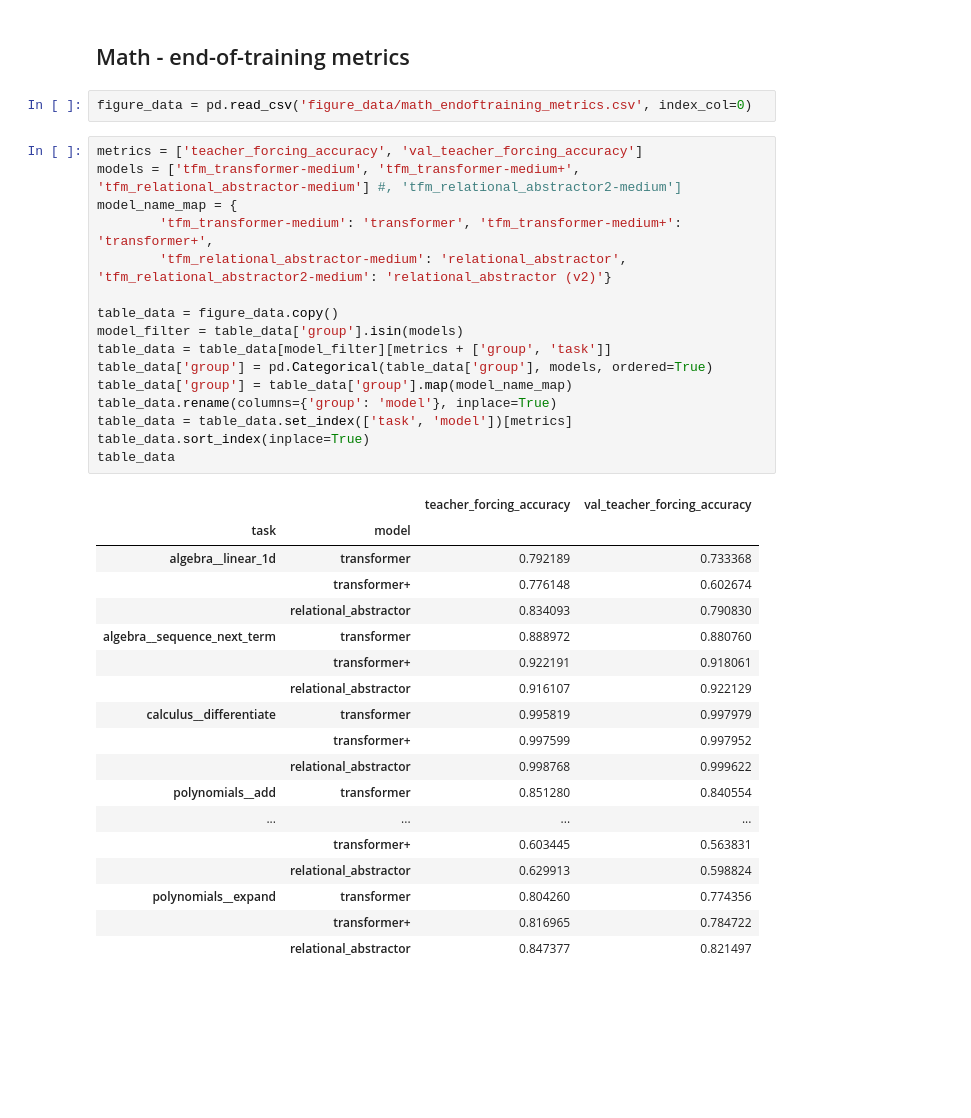
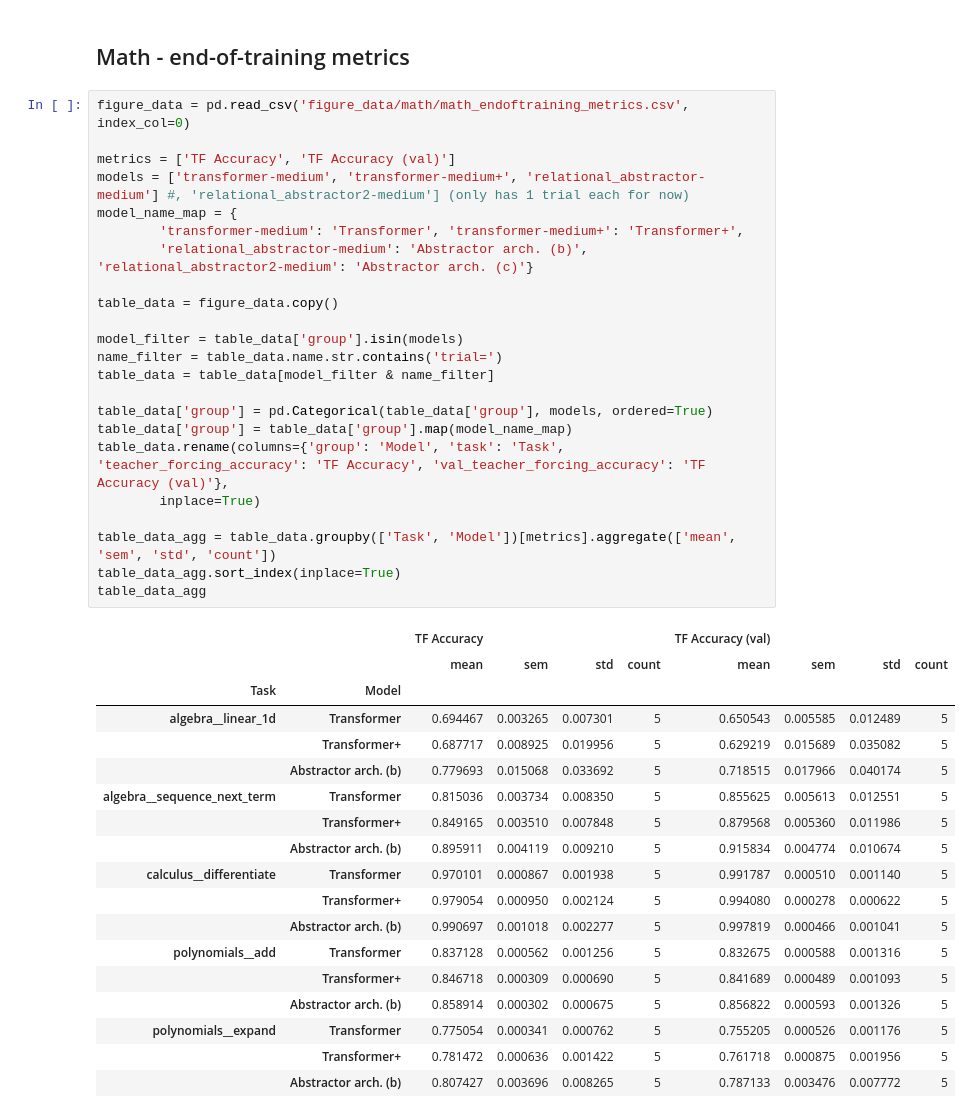
Before and after one commit to jdlafferty/relational, a Jupyter notebook: paper/paper_figures/create_figures.ipynb, the cells around one changed output. Drawn from its saved outputs; the diff is of its cells as text; blank space fills up the shorter version.

```diff
--- a/paper/paper_figures/create_figures.ipynb
+++ b/paper/paper_figures/create_figures.ipynb
@@ -328,43 +328,48 @@ plot_symbolic_comparison(train_sizes, accs, symbolic_train_sizes, symbolic_accs)
 [figure]
 # %% [markdown]
 ## Math - end-of-training metrics
-# %%
-figure_data = pd.read_csv('figure_data/math_endoftraining_metrics.csv', index_col=0)
 # %%
-metrics = ['teacher_forcing_accuracy', 'val_teacher_forcing_accuracy']
-models = ['tfm_transformer-medium', 'tfm_transformer-medium+', 'tfm_relational_abstractor-medium'] #, 'tfm_relational_abstractor2-medium']
+figure_data = pd.read_csv('figure_data/math/math_endoftraining_metrics.csv', index_col=0)
+
+metrics = ['TF Accuracy', 'TF Accuracy (val)']
+models = ['transformer-medium', 'transformer-medium+', 'relational_abstractor-medium'] #, 'relational_abstractor2-medium'] (only has 1 trial each for now)
 model_name_map = {
-        'tfm_transformer-medium': 'transformer', 'tfm_transformer-medium+': 'transformer+',
-        'tfm_relational_abstractor-medium': 'relational_abstractor', 'tfm_relational_abstractor2-medium': 'relational_abstractor (v2)'}
+        'transformer-medium': 'Transformer', 'transformer-medium+': 'Transformer+',
+        'relational_abstractor-medium': 'Abstractor arch. (b)', 'relational_abstractor2-medium': 'Abstractor arch. (c)'}
 
 table_data = figure_data.copy()
+
 model_filter = table_data['group'].isin(models)
-table_data = table_data[model_filter][metrics + ['group', 'task']]
+name_filter = table_data.name.str.contains('trial=')
+table_data = table_data[model_filter & name_filter]
+
 table_data['group'] = pd.Categorical(table_data['group'], models, ordered=True)
 table_data['group'] = table_data['group'].map(model_name_map)
-table_data.rename(columns={'group': 'model'}, inplace=True)
-table_data = table_data.set_index(['task', 'model'])[metrics]
-table_data.sort_index(inplace=True)
-table_data
+table_data.rename(columns={'group': 'Model', 'task': 'Task', 'teacher_forcing_accuracy': 'TF Accuracy', 'val_teacher_forcing_accuracy': 'TF Accuracy (val)'},
+        inplace=True)
+
+table_data_agg = table_data.groupby(['Task', 'Model'])[metrics].aggregate(['mean', 'sem', 'std', 'count'])
+table_data_agg.sort_index(inplace=True)
+table_data_agg
 # %% [output]
-|  |  | teacher_forcing_accuracy | val_teacher_forcing_accuracy |
-| task | model |  |  |
-| algebra__linear_1d | transformer | 0.792189 | 0.733368 |
-|  | transformer+ | 0.776148 | 0.602674 |
-|  | relational_abstractor | 0.834093 | 0.790830 |
-| algebra__sequence_next_term | transformer | 0.888972 | 0.880760 |
-|  | transformer+ | 0.922191 | 0.918061 |
-|  | relational_abstractor | 0.916107 | 0.922129 |
-| calculus__differentiate | transformer | 0.995819 | 0.997979 |
-|  | transformer+ | 0.997599 | 0.997952 |
-|  | relational_abstractor | 0.998768 | 0.999622 |
-| polynomials__add | transformer | 0.851280 | 0.840554 |
-| ... | ... | ... | ... |
-|  | transformer+ | 0.603445 | 0.563831 |
-|  | relational_abstractor | 0.629913 | 0.598824 |
-| polynomials__expand | transformer | 0.804260 | 0.774356 |
-|  | transformer+ | 0.816965 | 0.784722 |
-|  | relational_abstractor | 0.847377 | 0.821497 |
+|  |  | TF Accuracy |  |  |  | TF Accuracy (val) |  |  |  |
+|  |  | mean | sem | std | count | mean | sem | std | count |
+| Task | Model |  |  |  |  |  |  |  |  |
+| algebra__linear_1d | Transformer | 0.694467 | 0.003265 | 0.007301 | 5 | 0.650543 | 0.005585 | 0.012489 | 5 |
+|  | Transformer+ | 0.687717 | 0.008925 | 0.019956 | 5 | 0.629219 | 0.015689 | 0.035082 | 5 |
+|  | Abstractor arch. (b) | 0.779693 | 0.015068 | 0.033692 | 5 | 0.718515 | 0.017966 | 0.040174 | 5 |
+| algebra__sequence_next_term | Transformer | 0.815036 | 0.003734 | 0.008350 | 5 | 0.855625 | 0.005613 | 0.012551 | 5 |
+|  | Transformer+ | 0.849165 | 0.003510 | 0.007848 | 5 | 0.879568 | 0.005360 | 0.011986 | 5 |
+|  | Abstractor arch. (b) | 0.895911 | 0.004119 | 0.009210 | 5 | 0.915834 | 0.004774 | 0.010674 | 5 |
+| calculus__differentiate | Transformer | 0.970101 | 0.000867 | 0.001938 | 5 | 0.991787 | 0.000510 | 0.001140 | 5 |
+|  | Transformer+ | 0.979054 | 0.000950 | 0.002124 | 5 | 0.994080 | 0.000278 | 0.000622 | 5 |
+|  | Abstractor arch. (b) | 0.990697 | 0.001018 | 0.002277 | 5 | 0.997819 | 0.000466 | 0.001041 | 5 |
+| polynomials__add | Transformer | 0.837128 | 0.000562 | 0.001256 | 5 | 0.832675 | 0.000588 | 0.001316 | 5 |
+|  | Transformer+ | 0.846718 | 0.000309 | 0.000690 | 5 | 0.841689 | 0.000489 | 0.001093 | 5 |
+|  | Abstractor arch. (b) | 0.858914 | 0.000302 | 0.000675 | 5 | 0.856822 | 0.000593 | 0.001326 | 5 |
+| polynomials__expand | Transformer | 0.775054 | 0.000341 | 0.000762 | 5 | 0.755205 | 0.000526 | 0.001176 | 5 |
+|  | Transformer+ | 0.781472 | 0.000636 | 0.001422 | 5 | 0.761718 | 0.000875 | 0.001956 | 5 |
+|  | Abstractor arch. (b) | 0.807427 | 0.003696 | 0.008265 | 5 | 0.787133 | 0.003476 | 0.007772 | 5 |
 # %%
 # bar plot figure
 color_map_ = {
```
Also changed, not shown: parts of 13 cells of this notebook.
